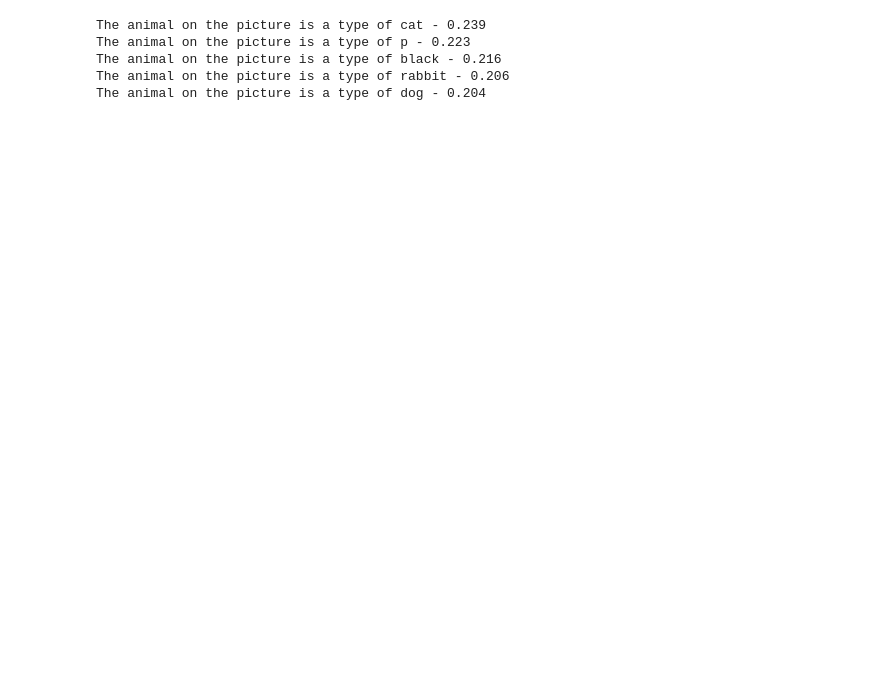
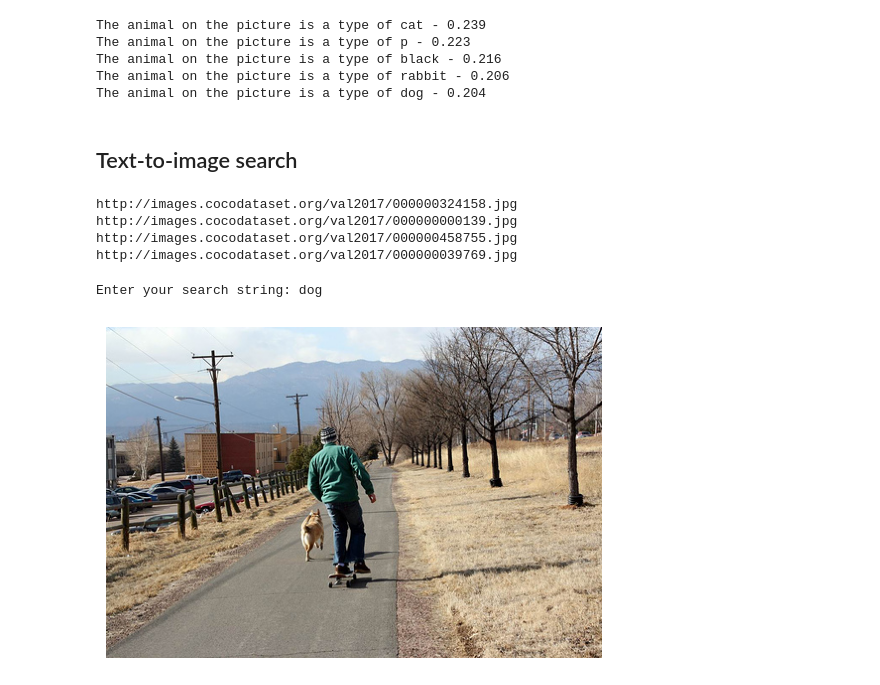
Before and after one commit to LxMLS/lxmls-toolkit, a Jupyter notebook: labs/notebooks/multimodal/exercises_answers.ipynb, the cells around one changed output. Saved outputs shown, nothing was run; the diff lists cells and outputs as text; code cells hidden in the pictures; blank space fills up the shorter version.

Commit message:
Update exercises_answers.ipynb
Adding text-to-image search

```diff
--- a/labs/notebooks/multimodal/exercises_answers.ipynb
+++ b/labs/notebooks/multimodal/exercises_answers.ipynb
@@ -263,3 +265,23 @@ The animal on the picture is a type of p - 0.223
 The animal on the picture is a type of black - 0.216
 The animal on the picture is a type of rabbit - 0.206
 The animal on the picture is a type of dog - 0.204
+# %% [markdown]
+## Text-to-image search
+# %%
+# Get several different images
+i_urls = {}
+i_urls["bird"]= "http://images.cocodataset.org/val2017/000000324158.jpg"
+i_urls["dog"] = "http://images.cocodataset.org/val2017/000000000139.jpg"
+i_urls["car"] = "http://images.cocodataset.org/val2017/000000458755.jpg"
+i_urls["cat"] = url
+
+c_imgs = {}
+
+for i in i_urls.keys():
+    print(i_urls[i])
+    c_imgs[i] = Image.open(requests.get(i_urls[i], stream=True).raw)
+# %% [output]
+http://images.cocodataset.org/val2017/000000324158.jpg
+http://images.cocodataset.org/val2017/000000000139.jpg
+http://images.cocodataset.org/val2017/000000458755.jpg
+http://images.cocodataset.org/val2017/000000039769.jpg
@@ -265,0 +308,32 @@ The animal on the picture is a type of dog - 0.204
+# %%
+# Store all embeddings in a matrix
+img_emb = []
+for i in c_imgs.keys():
+    img_emb.append(cst_img_emb(c_imgs[i]))
+
+img_emb = torch.cat(list(img_emb), dim=0)
+# %%
+# Get an image search based on the text
+def img_srch(inp_txt, img_emb):
+    text_inputs=tokenizer([inp_txt], return_tensors="pt", truncation=True, padding="longest")
+
+    for k,v in text_inputs.items():
+        text_inputs[k]=v.to(model.device)
+
+    text_embedding = model.text_model(**text_inputs).pooler_output
+    text_embedding = model.text_projection(text_embedding)
+
+
+    img_similarities = get_sim(img_emb,text_embedding)
+    ranking = rerank(img_similarities)
+
+    result = ranking[0][0].detach().cpu().item()
+
+    plt.imshow(c_imgs[list(c_imgs.keys())[result]])
+    plt.axis("off")
+# %%
+inp_txt = str(input("Enter your search string:"))
+img_srch(inp_txt,img_emb)
+# %% [output]
+Enter your search string: dog
+[figure, added]
```
Also changed, not shown: parts of 5 cells of this notebook.
